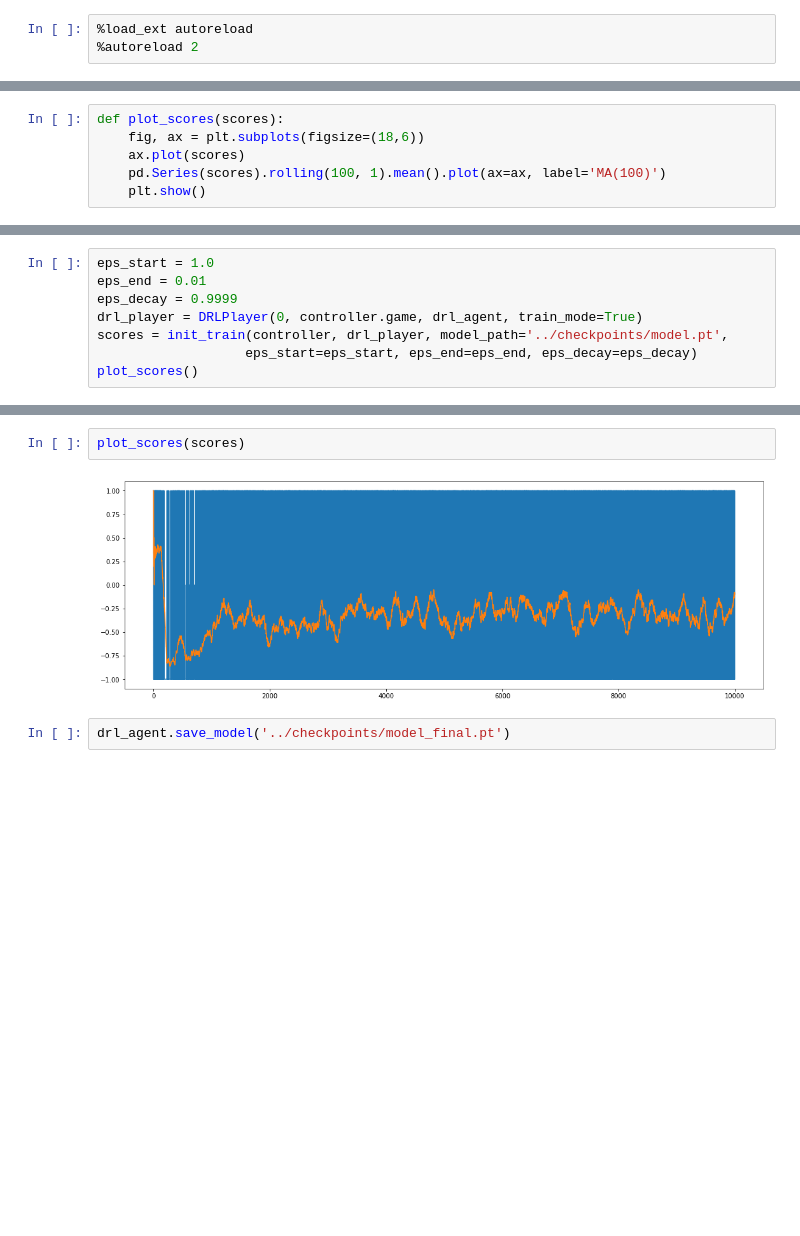
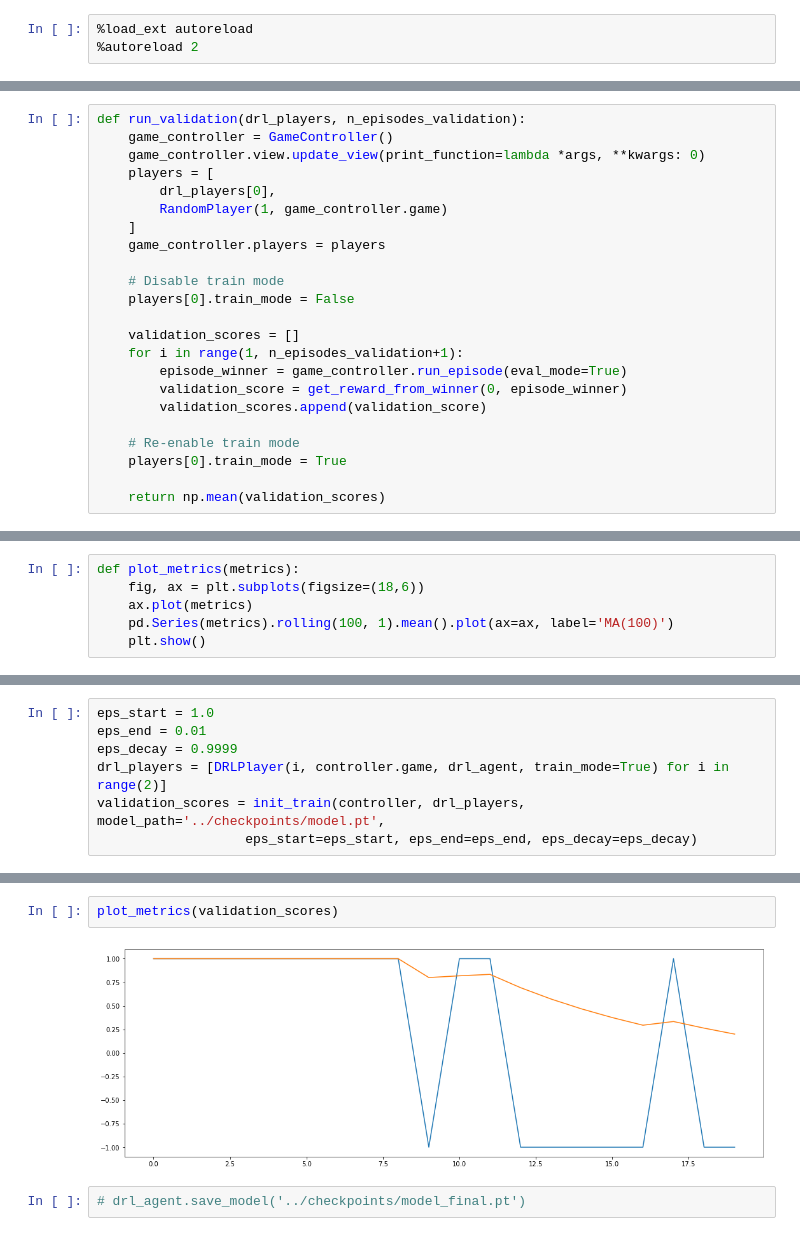
Before and after one commit to tiagomontalvao/gambling-tic-tac-toe, a Jupyter notebook: src/train.ipynb, the cells around one changed output, grey strips where cells are left out. Saved outputs shown, nothing was run; the diff lists cells and outputs as text; blank space fills up the shorter version.

Commit message:
Add self-training + validation with RandomPlayer

```diff
--- a/src/train.ipynb
+++ b/src/train.ipynb
@@ -14 +16,24 @@ from models.players.drl_player import DRLPlayer
+# %%
+def run_validation(drl_players, n_episodes_validation):
+    game_controller = GameController()
+    game_controller.view.update_view(print_function=lambda *args, **kwargs: 0)
+    players = [
+        drl_players[0],
+        RandomPlayer(1, game_controller.game)
+    ]
+    game_controller.players = players
+
+    # Disable train mode
+    players[0].train_mode = False
+
+    validation_scores = []
+    for i in range(1, n_episodes_validation+1):
+        episode_winner = game_controller.run_episode(eval_mode=True)
+        validation_score = get_reward_from_winner(0, episode_winner)
+        validation_scores.append(validation_score)
+
+    # Re-enable train mode
+    players[0].train_mode = True
+
+    return np.mean(validation_scores)
 # %%
@@ -60,8 +93,8 @@ def init_train(game_controller, drl_player, model_path=None,
 # %%
-def plot_scores(scores):
+def plot_metrics(metrics):
     fig, ax = plt.subplots(figsize=(18,6))
-    ax.plot(scores)
-    pd.Series(scores).rolling(100, 1).mean().plot(ax=ax, label='MA(100)')
+    ax.plot(metrics)
+    pd.Series(metrics).rolling(100, 1).mean().plot(ax=ax, label='MA(100)')
     plt.show()
 # %%
 controller = GameController()
@@ -78,8 +109,7 @@ drl_agent = DRLAgent(
 eps_start = 1.0
 eps_end = 0.01
 eps_decay = 0.9999
-drl_player = DRLPlayer(0, controller.game, drl_agent, train_mode=True)
-scores = init_train(controller, drl_player, model_path='../checkpoints/model.pt',
+drl_players = [DRLPlayer(i, controller.game, drl_agent, train_mode=True) for i in range(2)]
+validation_scores = init_train(controller, drl_players, model_path='../checkpoints/model.pt',
                    eps_start=eps_start, eps_end=eps_end, eps_decay=eps_decay)
-plot_scores()
 # %% [output]
@@ -104,9 +133,9 @@ Model saved!
-# %%
-plot_scores(scores)
-# %% [output]
-[figure, removed]
+# %%
+plot_metrics(validation_scores)
+# %% [output]
+[figure, added]
 # %%
-drl_agent.save_model('../checkpoints/model_final.pt')
+# drl_agent.save_model('../checkpoints/model_final.pt')
 # %%
 controller.reset_game()
 # %% [output]
```
Also changed, not shown: parts of 5 cells of this notebook, 12 other files.
